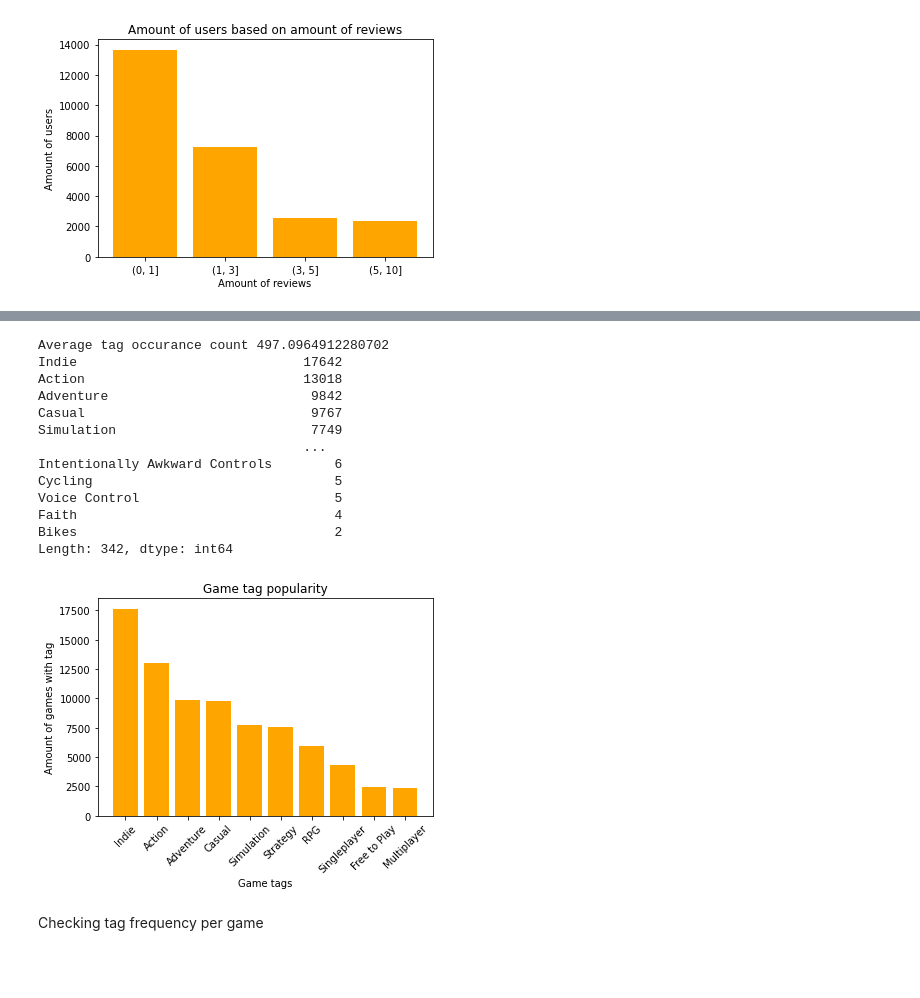
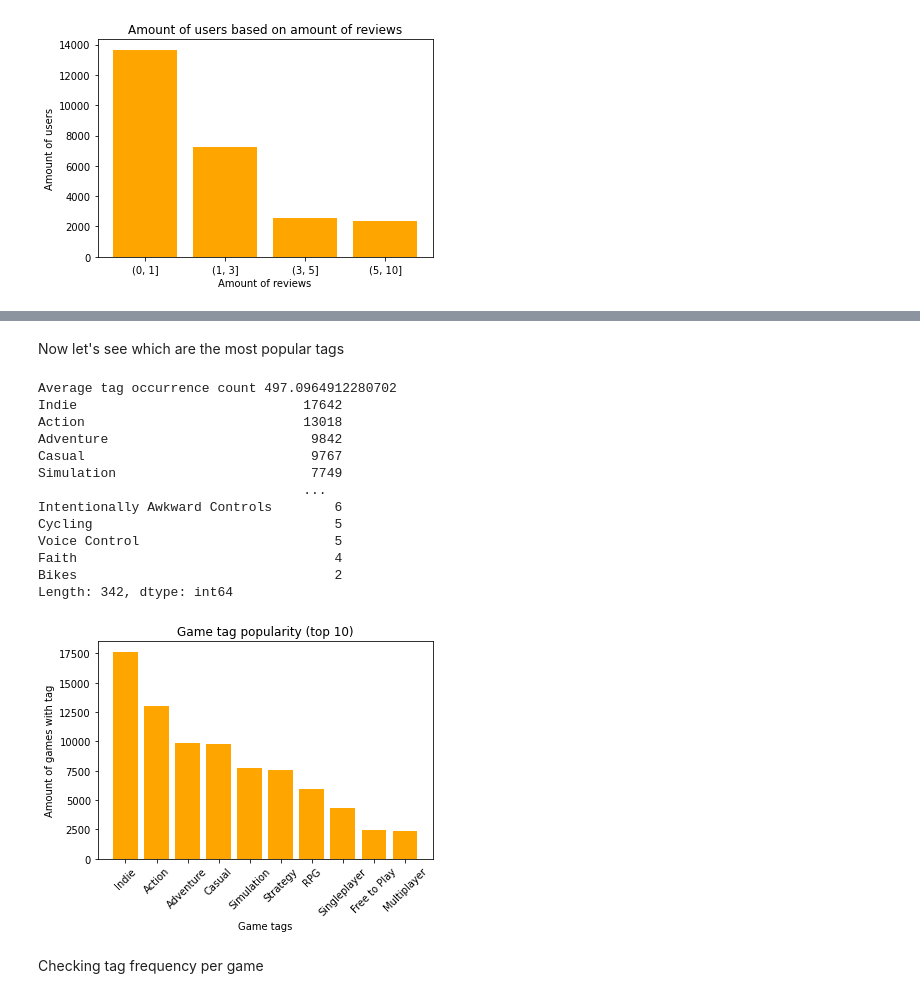
Before and after one commit to lderoeck/AI-Project, a Jupyter notebook: data_analysis.ipynb, the cells around one changed output, grey strips where cells are left out. Drawn from its saved outputs; the diff is of its cells as text; code cells hidden in the pictures; blank space fills up the shorter version.

```diff
--- a/data_analysis.ipynb
+++ b/data_analysis.ipynb
@@ -154,33 +166,35 @@ print(all_tags, "\n")
+# %% [markdown]
+Now let's see which are the most popular tags
 # %%
 tag_amount = game_tags.apply(lambda x: set.union(x.genres, x.tags), axis=1).explode()
 tag_popularity = tag_amount.value_counts()
 
 tag_mean = tag_popularity.mean()
 
-print("Average tag occurance count", tag_mean)
+print("Average tag occurrence count", tag_mean)
 print(tag_popularity)
 
 plt.bar(tag_popularity[:10].index, tag_popularity[:10].values, color="orange")
 plt.tick_params(axis="x", rotation=45)
-plt.title("Game tag popularity")
+plt.title("Game tag popularity (top 10)")
 plt.xlabel("Game tags")
 plt.ylabel("Amount of games with tag")
 plt.show()
 # %% [output]
-Average tag occurance count 497.0964912280702
+Average tag occurrence count 497.0964912280702
 Indie                             17642
 Action                            13018
 Adventure                          9842
 Casual                             9767
 Simulation                         7749
                                   ...
 Intentionally Awkward Controls        6
 Cycling                               5
 Voice Control                         5
 Faith                                 4
 Bikes                                 2
 Length: 342, dtype: int64
-[figure, old version]
+[figure, new version]
 # %% [markdown]
 Checking tag frequency per game
 # %%
```
Also changed, not shown: parts of 11 cells of this notebook.
